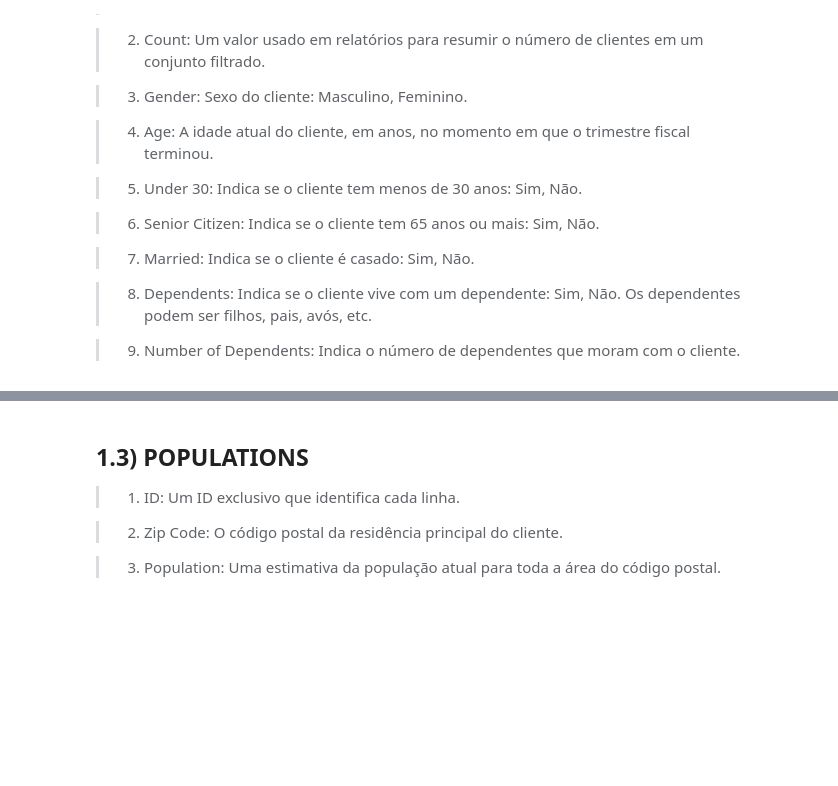
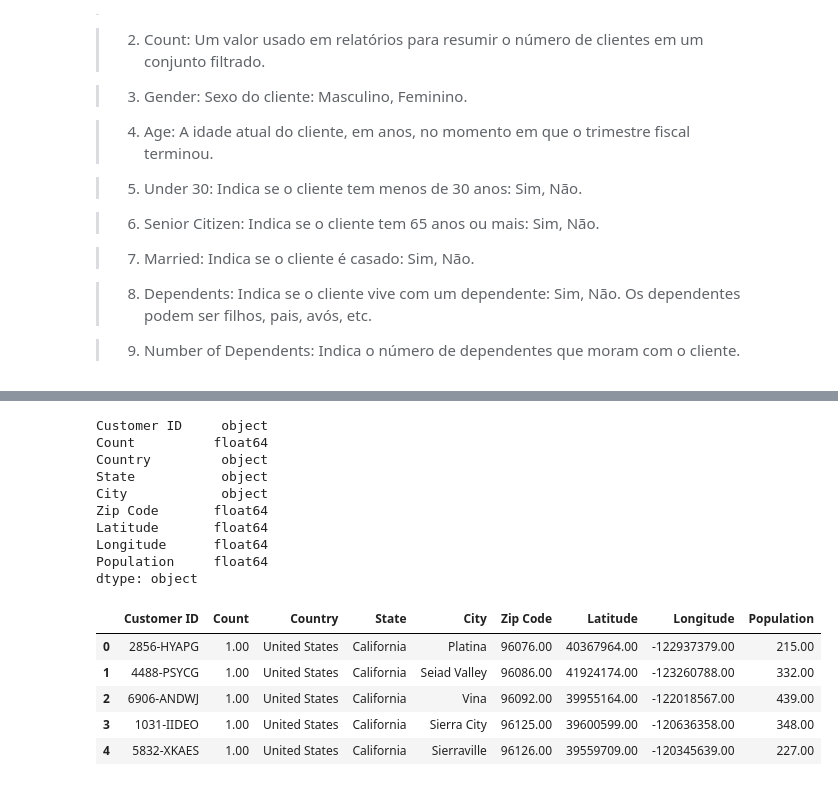
Before and after one commit to leonardovargas10/Modelo_Previsao_Churn, a Jupyter notebook: Modelo_Churn.ipynb, the cells around one changed output, grey strips where cells are left out. Saved outputs shown, nothing was run; the diff lists cells and outputs as text; code cells hidden in the pictures; blank space fills up the shorter version.

```diff
--- a/Modelo_Churn.ipynb
+++ b/Modelo_Churn.ipynb
@@ -163,9 +256,29 @@ status = pd.read_sql('SELECT * FROM status', conexao)
-# %% [markdown]
-## 1.3) POPULATIONS
-
-> 1. ID: Um ID exclusivo que identifica cada linha.
-
-> 2. Zip Code: O código postal da residência principal do cliente.
-
-> 3. Population: Uma estimativa da população atual para toda a área do código postal.
+# %%
+query = '''
+SELECT
+    loc.*,
+    pop.Population
+FROM locations_raw as loc
+INNER JOIN populations_raw as pop on loc.[Zip Code] = pop.[Zip Code]
+'''
+locations_trusted = sqldf(query)
+print(locations_trusted.dtypes)
+locations_trusted.head()
+# %% [output]
+Customer ID     object
+Count          float64
+Country         object
+State           object
+City            object
+Zip Code       float64
+Latitude       float64
+Longitude      float64
+Population     float64
+dtype: object
+|  | Customer ID | Count | Country | State | City | Zip Code | Latitude | Longitude | Population |
+| 0 | 2856-HYAPG | 1.00 | United States | California | Platina | 96076.00 | 40367964.00 | -122937379.00 | 215.00 |
+| 1 | 4488-PSYCG | 1.00 | United States | California | Seiad Valley | 96086.00 | 41924174.00 | -123260788.00 | 332.00 |
+| 2 | 6906-ANDWJ | 1.00 | United States | California | Vina | 96092.00 | 39955164.00 | -122018567.00 | 439.00 |
+| 3 | 1031-IIDEO | 1.00 | United States | California | Sierra City | 96125.00 | 39600599.00 | -120636358.00 | 348.00 |
+| 4 | 5832-XKAES | 1.00 | United States | California | Sierraville | 96126.00 | 39559709.00 | -120345639.00 | 227.00 |
 # %% [markdown]
```
Also changed, not shown: parts of 29 cells of this notebook.
